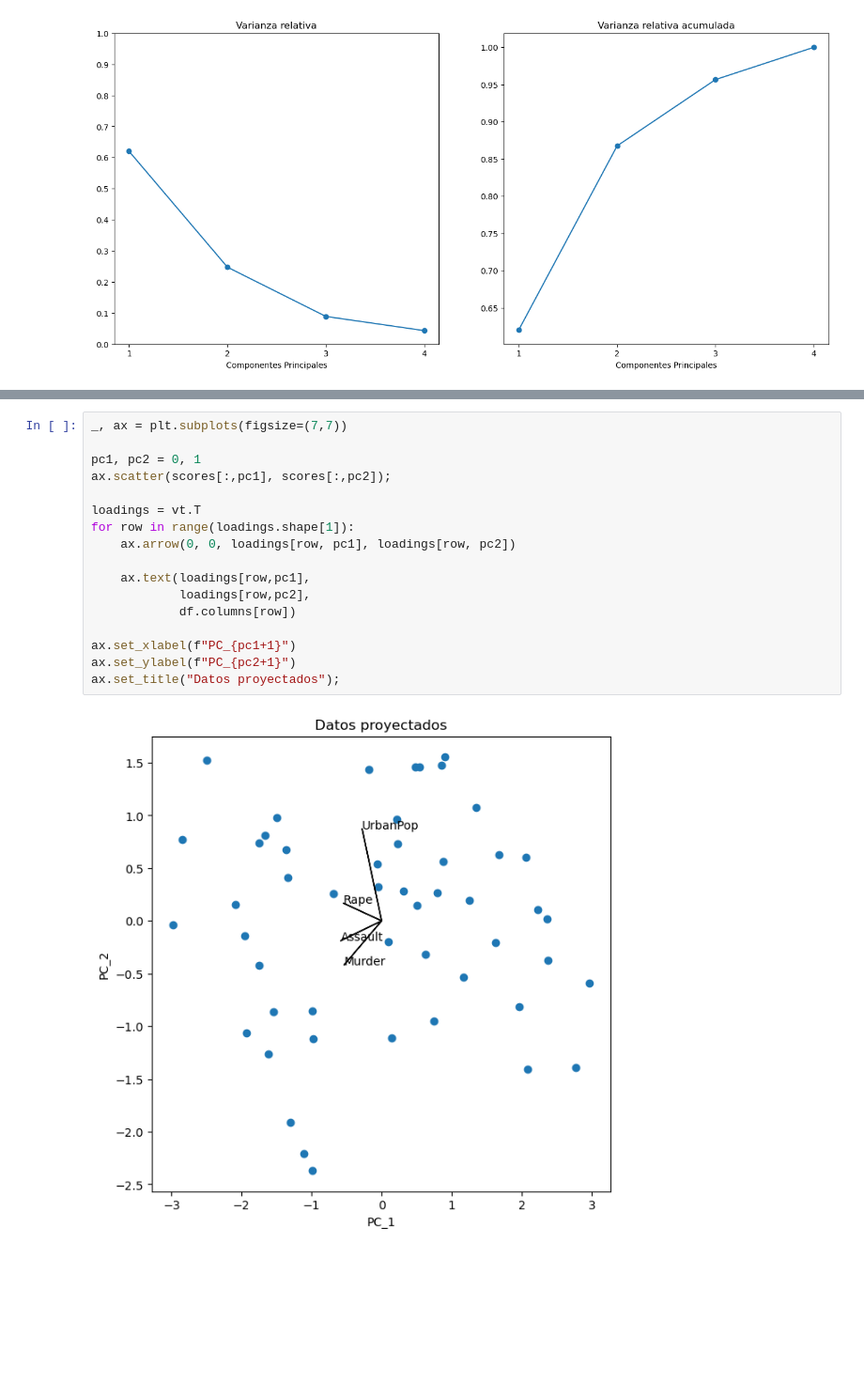
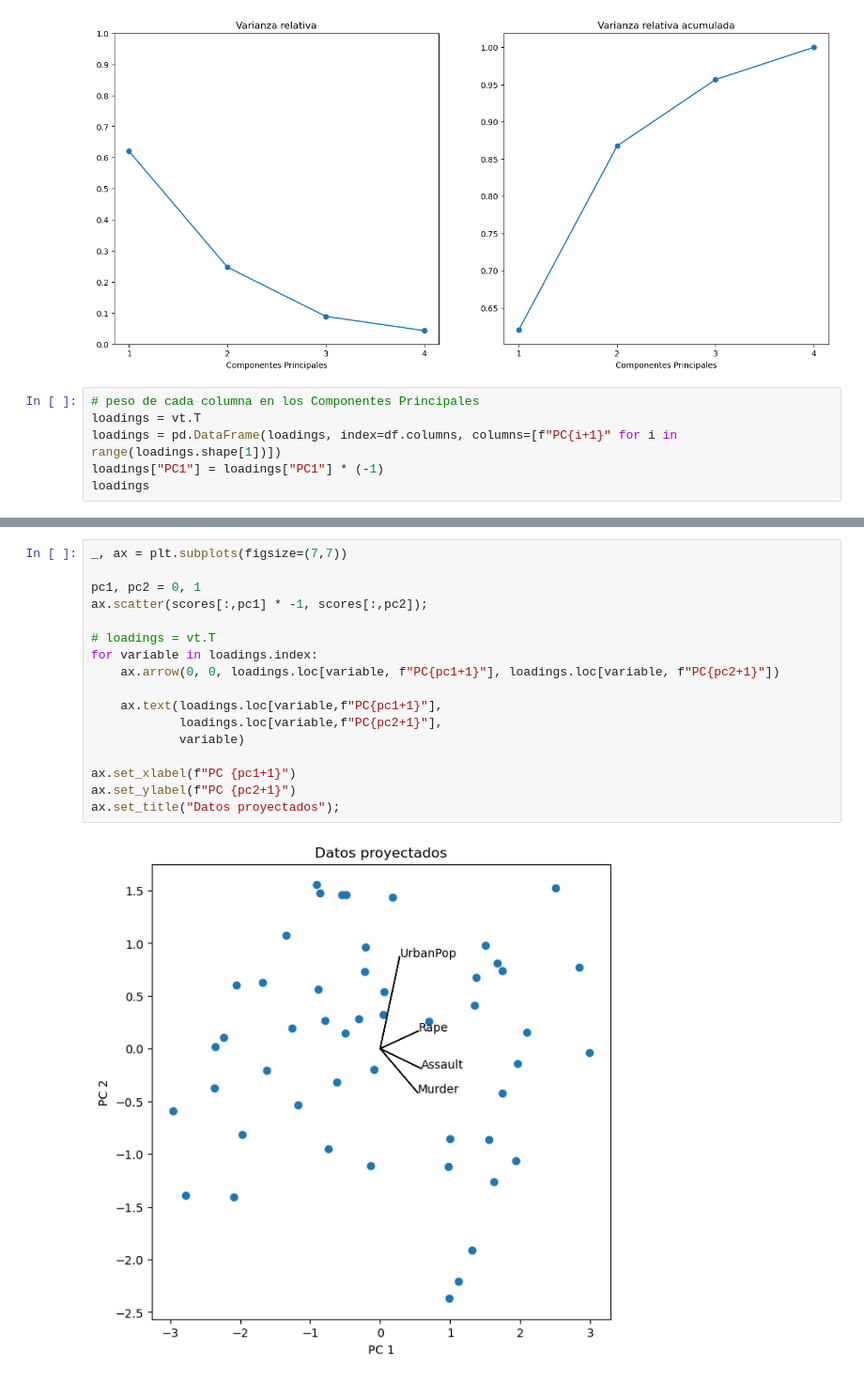
Before and after one commit to Otza02/presentacion-PCA, a Jupyter notebook: presentacion_codigo.ipynb, the cells around one changed output, grey strips where cells are left out. Shown at 94% size. Cells and saved outputs as stored; diff of their text form; blank space fills up the shorter version.

```diff
--- a/presentacion_codigo.ipynb
+++ b/presentacion_codigo.ipynb
@@ -83,3 +72,9 @@ ax[1].set_xlabel("Componentes Principales")
 ax[1].set_title("Varianza relativa acumulada");
 # %% [output]
 [figure]
+# %%
+# peso de cada columna en los Componentes Principales
+loadings = vt.T
+loadings = pd.DataFrame(loadings, index=df.columns, columns=[f"PC{i+1}" for i in range(loadings.shape[1])])
+loadings["PC1"] = loadings["PC1"] * (-1)
+loadings
@@ -86,19 +87,19 @@ ax[1].set_title("Varianza relativa acumulada");
 # %%
 _, ax = plt.subplots(figsize=(7,7))
 
 pc1, pc2 = 0, 1
-ax.scatter(scores[:,pc1], scores[:,pc2]);
+ax.scatter(scores[:,pc1] * -1, scores[:,pc2]);
 
-loadings = vt.T
-for row in range(loadings.shape[1]):
-    ax.arrow(0, 0, loadings[row, pc1], loadings[row, pc2])
+# loadings = vt.T
+for variable in loadings.index:
+    ax.arrow(0, 0, loadings.loc[variable, f"PC{pc1+1}"], loadings.loc[variable, f"PC{pc2+1}"])
 
-    ax.text(loadings[row,pc1],
-            loadings[row,pc2],
-            df.columns[row])
+    ax.text(loadings.loc[variable,f"PC{pc1+1}"],
+            loadings.loc[variable,f"PC{pc2+1}"],
+            variable)
 
-ax.set_xlabel(f"PC_{pc1+1}")
-ax.set_ylabel(f"PC_{pc2+1}")
+ax.set_xlabel(f"PC {pc1+1}")
+ax.set_ylabel(f"PC {pc2+1}")
 ax.set_title("Datos proyectados");
 # %% [output]
-[figure, old version]
+[figure, new version]
```
Also changed, not shown: parts of 2 cells of this notebook, 1 other file.
